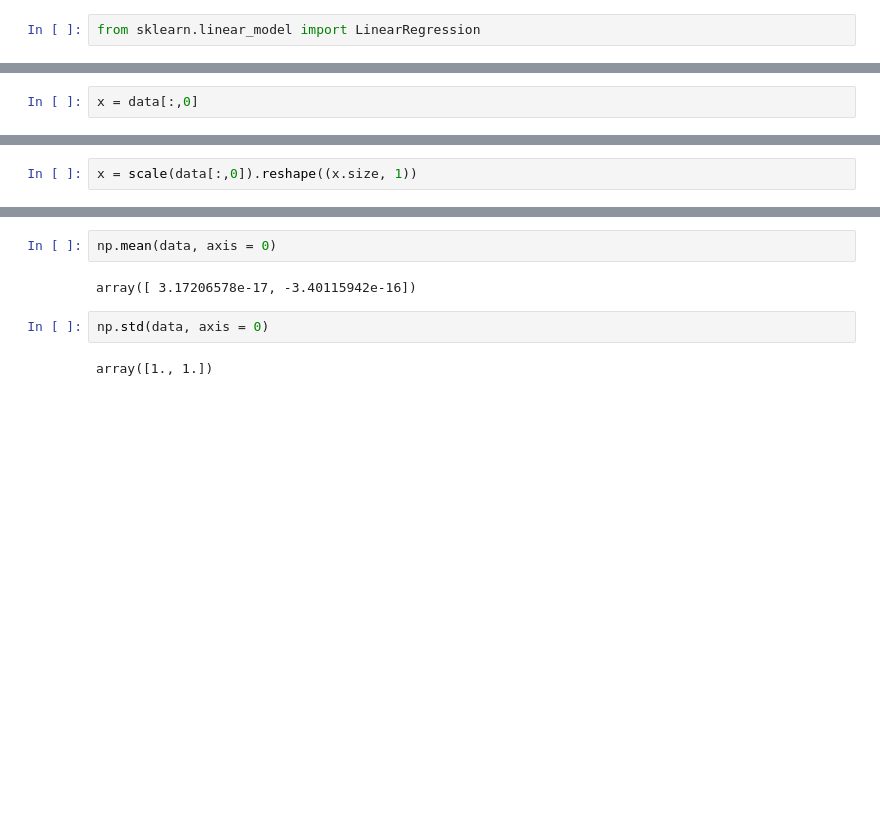
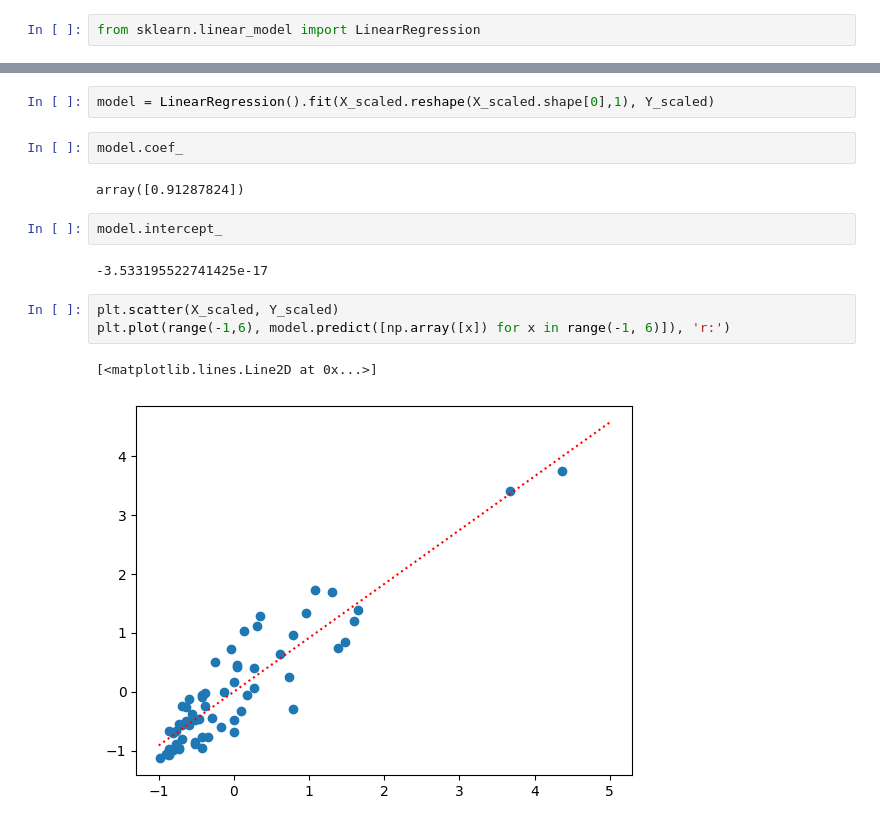
Before and after one commit to solvedbiscuit71/ml-notebook, a Jupyter notebook: Concepts/Standardisation.ipynb, the cells around one changed output, grey strips where cells are left out. Cells and saved outputs as stored; diff of their text form; blank space fills up the shorter version.

```diff
--- a/Concepts/Standardisation.ipynb
+++ b/Concepts/Standardisation.ipynb
@@ -54,2 +56,0 @@ Standardization can be done using z score and after standardisation all features
-# %%
-x = data[:,0]
@@ -70,2 +56,0 @@ def scale(x: np.ndarray) -> np.ndarray:
-# %%
-x = scale(data[:,0]).reshape((x.size, 1))
@@ -132,8 +57,16 @@ data = StandardScaler().fit_transform(data)
-# %%
-np.mean(data, axis = 0)
-# %% [output]
-array([ 3.17206578e-17, -3.40115942e-16])
-# %%
-np.std(data, axis = 0)
-# %% [output]
-array([1., 1.])
+# %%
+model = LinearRegression().fit(X_scaled.reshape(X_scaled.shape[0],1), Y_scaled)
+# %%
+model.coef_
+# %% [output]
+array([0.91287824])
+# %%
+model.intercept_
+# %% [output]
+-3.533195522741425e-17
+# %%
+plt.scatter(X_scaled, Y_scaled)
+plt.plot(range(-1,6), model.predict([np.array([x]) for x in range(-1, 6)]), 'r:')
+# %% [output]
+[<matplotlib.lines.Line2D at 0x...>]
+[figure, added]
```
Also changed, not shown: parts of 47 cells of this notebook.
